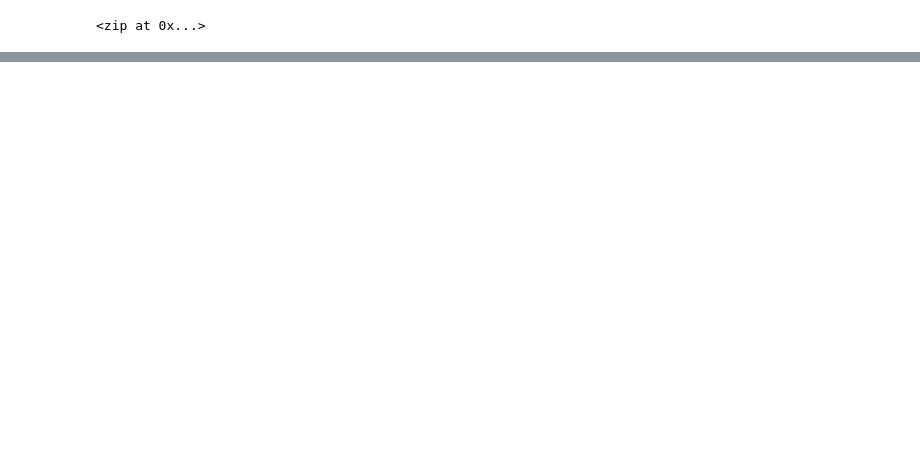
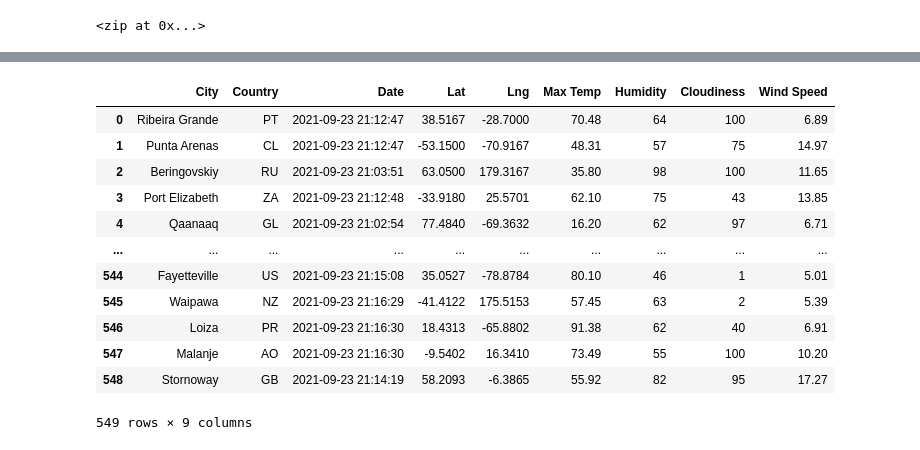
Before and after one commit to LaviJ/World_Weather_Analysis, a Jupyter notebook: WeatherPy.ipynb, the cells around one changed output, grey strips where cells are left out. Cells and saved outputs as stored; diff of their text form; code cells hidden in the pictures; blank space fills up the shorter version.

```diff
--- a/WeatherPy.ipynb
+++ b/WeatherPy.ipynb
@@ -55,0 +73,4 @@ len(cities)
+# %%
+# Create an endpoint URL for a city.
+city_url = url + "&q=" + "Boston"
+print(city_url)
@@ -55,0 +79,10 @@ len(cities)
+# %%
+# Create an empty list to hold the weather data.
+city_data = []
+# Print the beginning of the logging.
+print("Beginning Data Retrieval     ")
+print("-----------------------------")
+
+# Create counters.
+record_count = 1
+set_count = 1
@@ -55,0 +92,10 @@ len(cities)
+# %%
+# Loop through all the cities in our list.
+for i in range(len(cities)):
+
+    # Group cities in sets of 50 for logging purposes.
+    if (i % 50 == 0 and i >= 50):
+        set_count += 1
+        record_count = 1
+    # Create endpoint URL with each city.
+    city_url = url + "&q=" + cities[i]
@@ -55,0 +270,4 @@ len(cities)
+# %%
+# Convert the array of dictionaries to a Pandas DataFrame.
+city_data_df = pd.DataFrame(city_data)
+city_data_df.head(10)
@@ -55,0 +286,18 @@ len(cities)
+# %%
+new_column_order = ["City", "Country", "Date", "Lat", "Lng", "Max Temp", "Humidity", "Cloudiness", "Wind Speed"]
+city_data_df = city_data_df[new_column_order]
+city_data_df
+# %% [output]
+|  | City | Country | Date | Lat | Lng | Max Temp | Humidity | Cloudiness | Wind Speed |
+| 0 | Ribeira Grande | PT | 2021-09-23 21:12:47 | 38.5167 | -28.7000 | 70.48 | 64 | 100 | 6.89 |
+| 1 | Punta Arenas | CL | 2021-09-23 21:12:47 | -53.1500 | -70.9167 | 48.31 | 57 | 75 | 14.97 |
+| 2 | Beringovskiy | RU | 2021-09-23 21:03:51 | 63.0500 | 179.3167 | 35.80 | 98 | 100 | 11.65 |
+| 3 | Port Elizabeth | ZA | 2021-09-23 21:12:48 | -33.9180 | 25.5701 | 62.10 | 75 | 43 | 13.85 |
+| 4 | Qaanaaq | GL | 2021-09-23 21:02:54 | 77.4840 | -69.3632 | 16.20 | 62 | 97 | 6.71 |
+| ... | ... | ... | ... | ... | ... | ... | ... | ... | ... |
+| 544 | Fayetteville | US | 2021-09-23 21:15:08 | 35.0527 | -78.8784 | 80.10 | 46 | 1 | 5.01 |
+| 545 | Waipawa | NZ | 2021-09-23 21:16:29 | -41.4122 | 175.5153 | 57.45 | 63 | 2 | 5.39 |
+| 546 | Loiza | PR | 2021-09-23 21:16:30 | 18.4313 | -65.8802 | 91.38 | 62 | 40 | 6.91 |
+| 547 | Malanje | AO | 2021-09-23 21:16:30 | -9.5402 | 16.3410 | 73.49 | 55 | 100 | 10.20 |
+| 548 | Stornoway | GB | 2021-09-23 21:14:19 | 58.2093 | -6.3865 | 55.92 | 82 | 95 | 17.27 |
+549 rows × 9 columns
```
Also changed, not shown: parts of 12 cells of this notebook, 4 other files.
